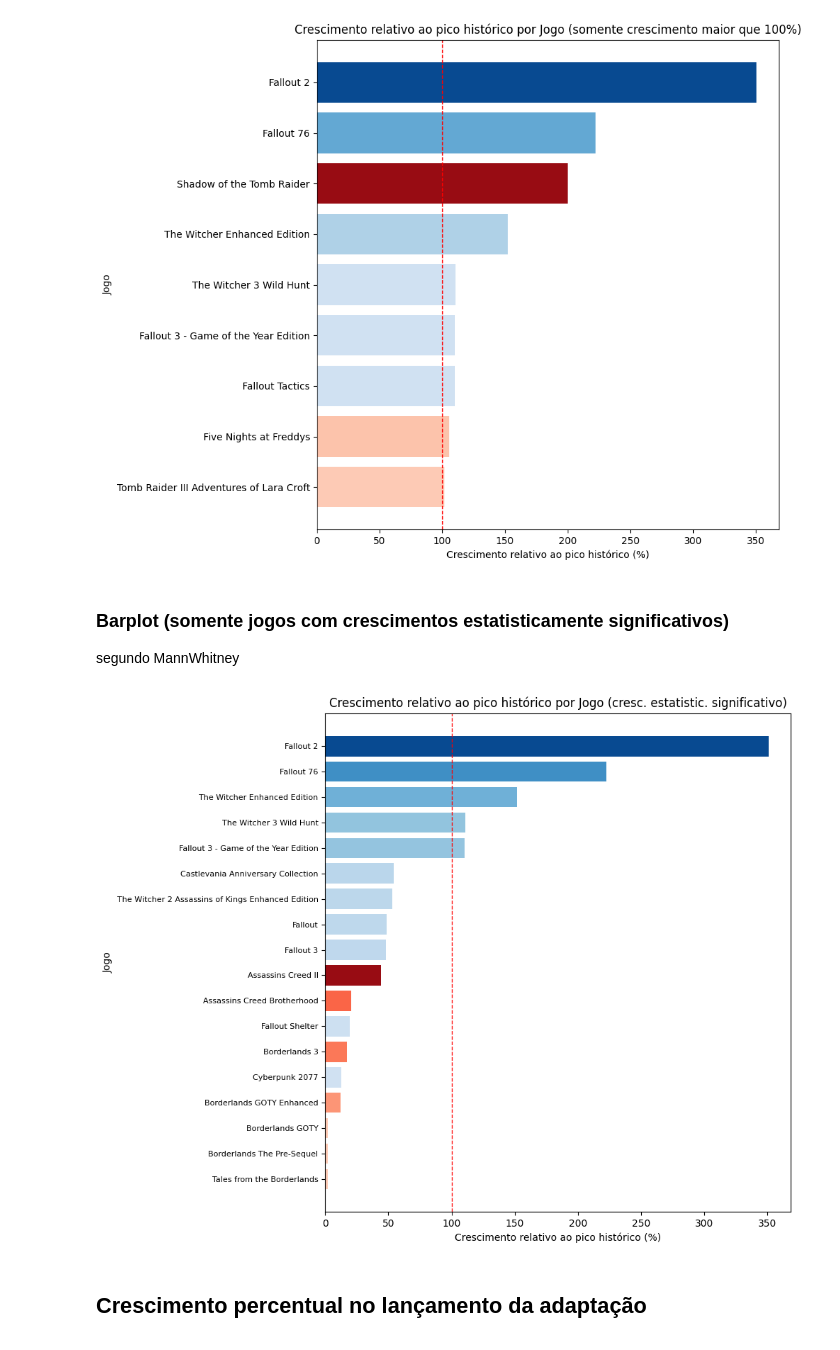
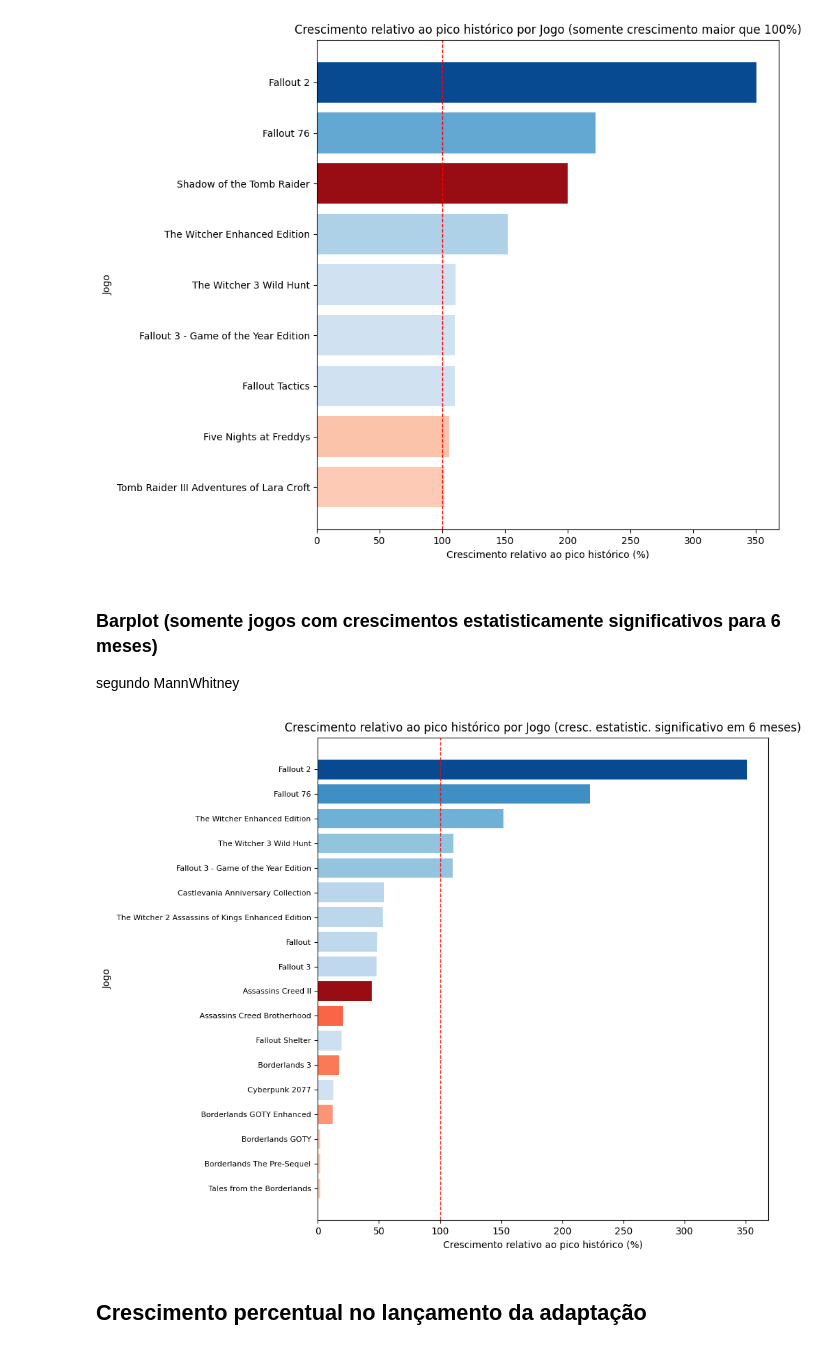
Before and after one commit to LuizWillner/GameAnalyticsDataAnalysis, a Jupyter notebook: percent_of_maximum_growth.ipynb, the cells around one changed output. Cells and saved outputs as stored; diff of their text form; code cells hidden in the pictures.

Commit message:
Nome dos gráficos com jogosSignificativos consertado

```diff
--- a/percent_of_maximum_growth.ipynb
+++ b/percent_of_maximum_growth.ipynb
@@ -281,18 +281,18 @@ barplot_percentMaxGrowth_color_graded(
 # %% [output]
 [figure]
 # %% [markdown]
-### Barplot (somente jogos com crescimentos estatisticamente significativos)
+### Barplot (somente jogos com crescimentos estatisticamente significativos para 6 meses)
 segundo MannWhitney
 # %%
 barplot_percentMaxGrowth_color_graded(
     df_game_adaptation_relevant,
-    graph_title='Crescimento relativo ao pico histórico por Jogo (cresc. estatistic. significativo)',
+    graph_title='Crescimento relativo ao pico histórico por Jogo (cresc. estatistic. significativo em 6 meses)',
     output_file='barplot_historicalPeakRatio_jogosSignificativos.png',
     ylabel_size=8,
     only_greater_than_100=False
 )
 # %% [output]
-[figure, old version]
+[figure, new version]
 # %% [markdown]
 ## Crescimento percentual no lançamento da adaptação
 # %% [markdown]
```
Also changed, not shown: parts of 1 cell of this notebook, 4 other files.
